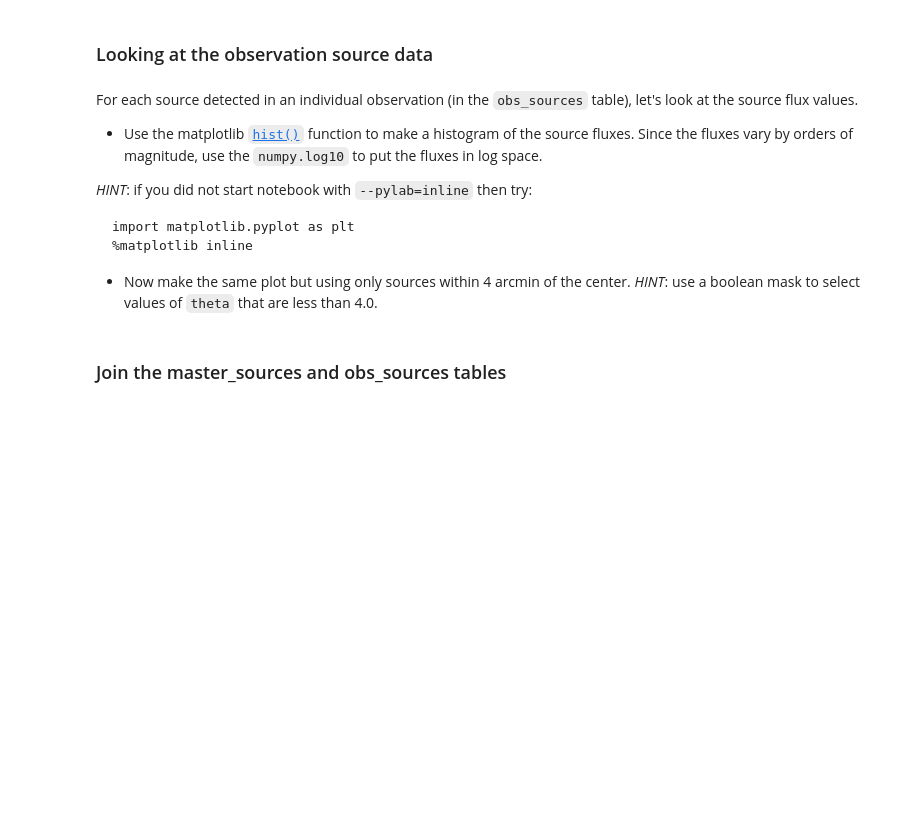
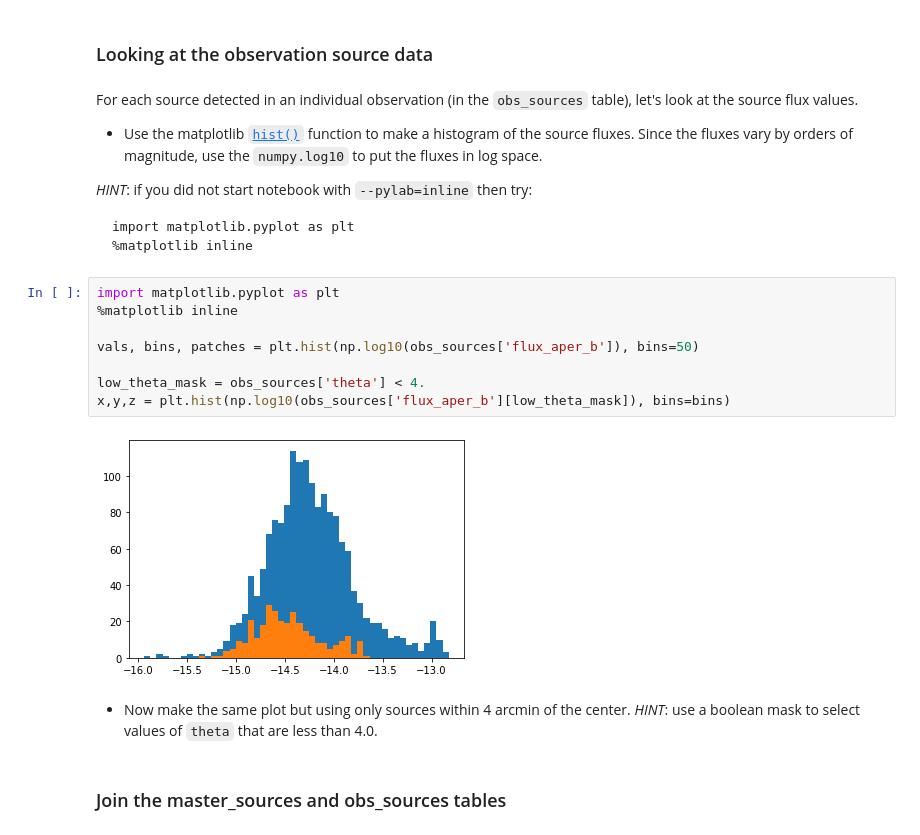
Before and after one commit to mark-williams/astropy4scipy2014, a Jupyter notebook: notebooks/03_Tables.ipynb, the cells around one changed output. Drawn from its saved outputs; the diff is of its cells as text; blank space fills up the shorter version.

````diff
--- a/notebooks/03_Tables.ipynb
+++ b/notebooks/03_Tables.ipynb
@@ -520,8 +519,18 @@ For each source detected in an individual observation (in the `obs_sources` tabl
 import matplotlib.pyplot as plt
 %matplotlib inline
 ```
-
-- Now make the same plot but using only sources within 4 arcmin of the center.  *HINT*: use a boolean mask to select values of `theta` that are less than 4.0.
+# %%
+import matplotlib.pyplot as plt
+%matplotlib inline
+
+vals, bins, patches = plt.hist(np.log10(obs_sources['flux_aper_b']), bins=50)
+
+low_theta_mask = obs_sources['theta'] < 4.
+x,y,z = plt.hist(np.log10(obs_sources['flux_aper_b'][low_theta_mask]), bins=bins)
+# %% [output]
+[figure, added]
+# %% [markdown]
+- Now make the same plot but using only sources within 4 arcmin of the center.  *HINT*: use a boolean mask to select values of `theta` that are less than 4.0.
 # %% [markdown]
 ### Join the master_sources and obs_sources tables
 # %% [markdown]
````
Also changed, not shown: parts of 1 cell of this notebook.
